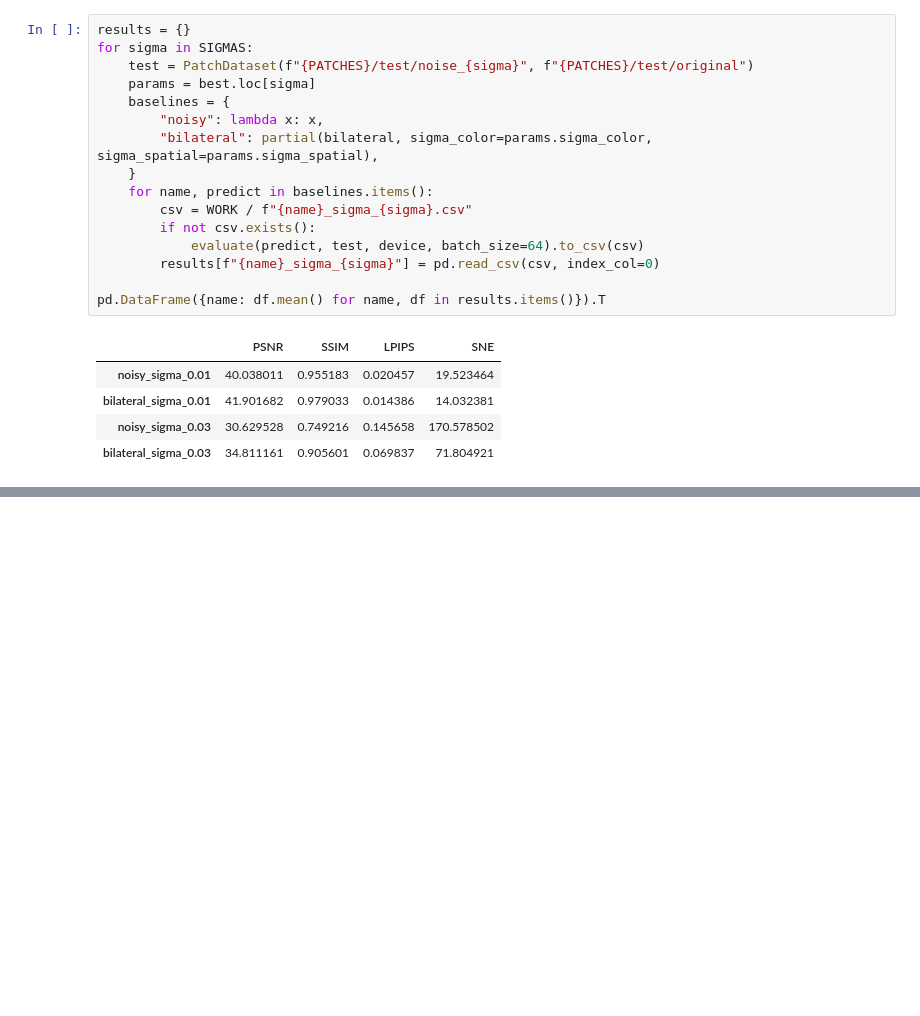
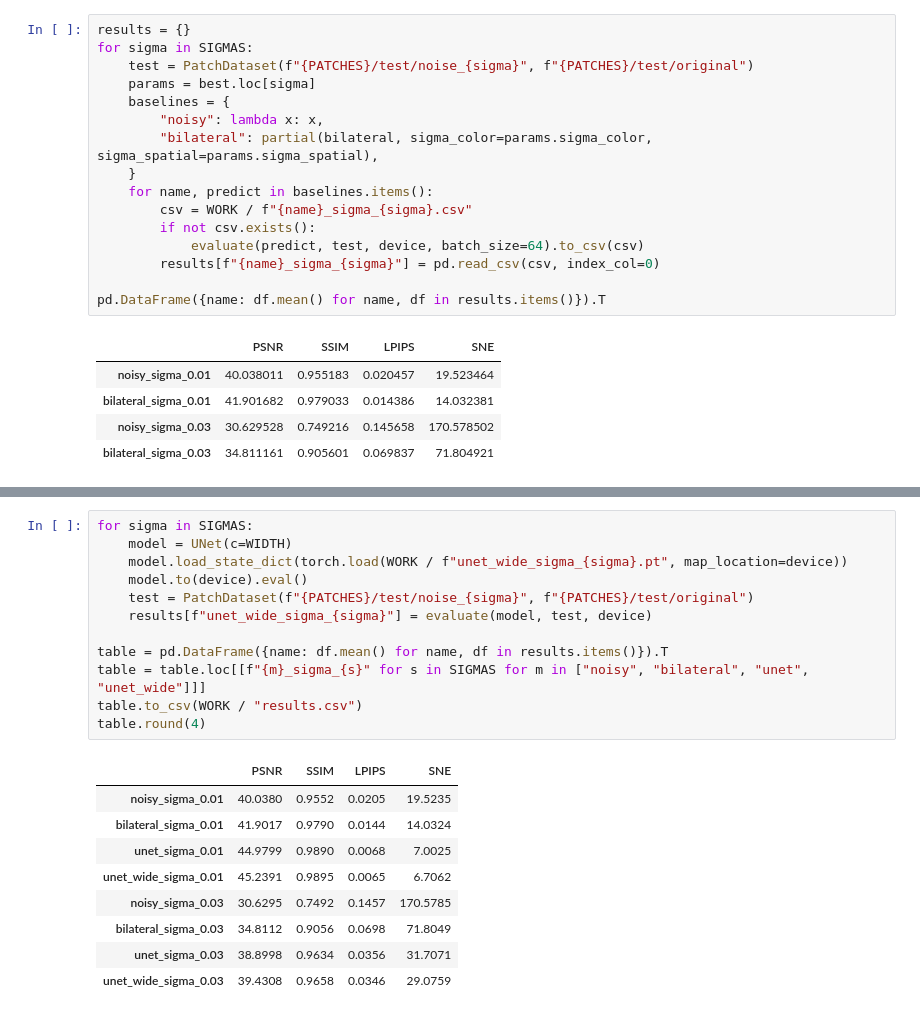
Before and after one commit to nataliachoszczyk/ComputerVisionAndImageProcessing, a Jupyter notebook: 01-image-modification/denoise_experiments.ipynb, the cells around one changed output, grey strips where cells are left out. Drawn from its saved outputs; the diff is of its cells as text; blank space fills up the shorter version.

```diff
--- a/01-image-modification/denoise_experiments.ipynb
+++ b/01-image-modification/denoise_experiments.ipynb
@@ -183,3 +245,25 @@ table.round(4)
+# %%
+for sigma in SIGMAS:
+    model = UNet(c=WIDTH)
+    model.load_state_dict(torch.load(WORK / f"unet_wide_sigma_{sigma}.pt", map_location=device))
+    model.to(device).eval()
+    test = PatchDataset(f"{PATCHES}/test/noise_{sigma}", f"{PATCHES}/test/original")
+    results[f"unet_wide_sigma_{sigma}"] = evaluate(model, test, device)
+
+table = pd.DataFrame({name: df.mean() for name, df in results.items()}).T
+table = table.loc[[f"{m}_sigma_{s}" for s in SIGMAS for m in ["noisy", "bilateral", "unet", "unet_wide"]]]
+table.to_csv(WORK / "results.csv")
+table.round(4)
+# %% [output]
+|  | PSNR | SSIM | LPIPS | SNE |
+| noisy_sigma_0.01 | 40.0380 | 0.9552 | 0.0205 | 19.5235 |
+| bilateral_sigma_0.01 | 41.9017 | 0.9790 | 0.0144 | 14.0324 |
+| unet_sigma_0.01 | 44.9799 | 0.9890 | 0.0068 | 7.0025 |
+| unet_wide_sigma_0.01 | 45.2391 | 0.9895 | 0.0065 | 6.7062 |
+| noisy_sigma_0.03 | 30.6295 | 0.7492 | 0.1457 | 170.5785 |
+| bilateral_sigma_0.03 | 34.8112 | 0.9056 | 0.0698 | 71.8049 |
+| unet_sigma_0.03 | 38.8998 | 0.9634 | 0.0356 | 31.7071 |
+| unet_wide_sigma_0.03 | 39.4308 | 0.9658 | 0.0346 | 29.0759 |
 # %%
 fig, axes = plt.subplots(1, 2, figsize=(12, 4))
 for sigma in SIGMAS:
```
Also changed, not shown: parts of 10 cells of this notebook, 6 other files.
